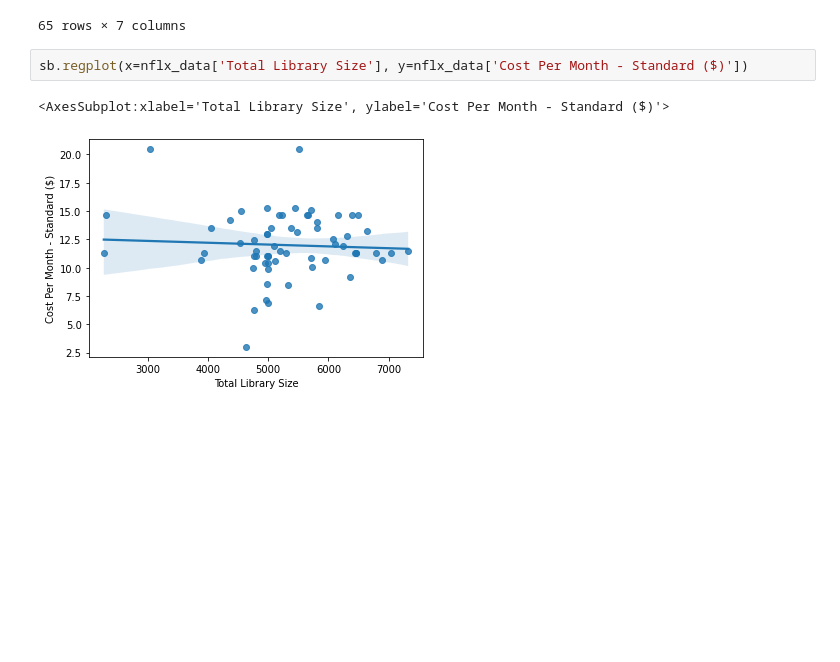
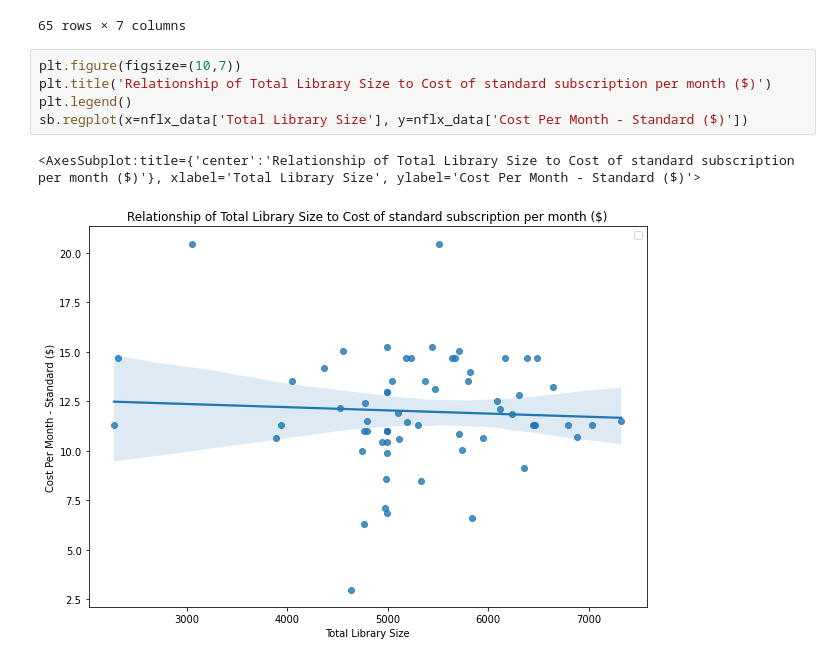
Before and after one commit to almncarlo/netflix-price-visualization, a Jupyter notebook: notebook.ipynb, the cells around one changed output. Cells and saved outputs as stored; diff of their text form; blank space fills up the shorter version.

```diff
--- a/notebook.ipynb
+++ b/notebook.ipynb
@@ -32,7 +32,10 @@ nflx_data
 | ve | Venezuela | 4797 | 3154 | 1643 | 7.99 | ... |
 65 rows × 7 columns
 # %%
+plt.figure(figsize=(10,7))
+plt.title('Relationship of Total Library Size to Cost of standard subscription per month ($)')
+plt.legend()
 sb.regplot(x=nflx_data['Total Library Size'], y=nflx_data['Cost Per Month - Standard ($)'])
 # %% [output]
-<AxesSubplot:xlabel='Total Library Size', ylabel='Cost Per Month - Standard ($)'>
+<AxesSubplot:title={'center':'Relationship of Total Library Size to Cost of standard subscription per month ($)'}, xlabel='Total Library Size', ylabel='Cost Per Month - Standard ($)'>
-[figure, old version]
+[figure, new version]
```
Also changed, not shown: parts of 1 cell of this notebook.
